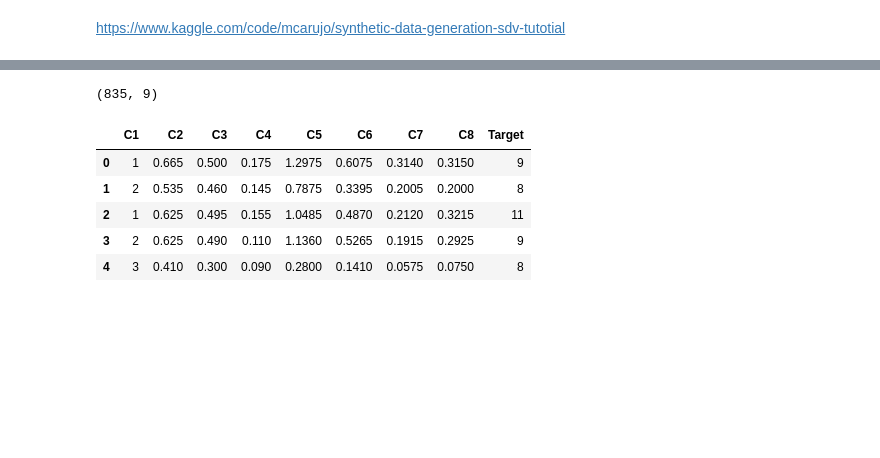
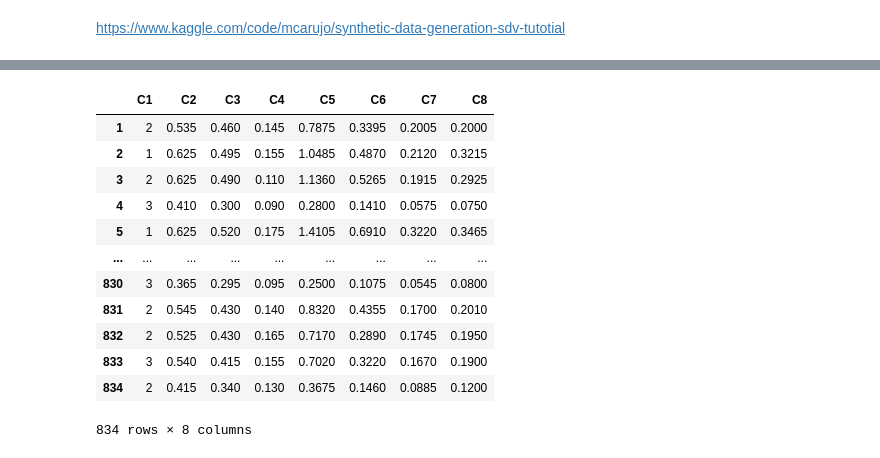
Before and after one commit to KD008/TechSoc_Hackathon_2023, a Jupyter notebook: SDG_1D.ipynb, the cells around one changed output, grey strips where cells are left out. Saved outputs shown, nothing was run; the diff lists cells and outputs as text; code cells hidden in the pictures; blank space fills up the shorter version.

```diff
--- a/SDG_1D.ipynb
+++ b/SDG_1D.ipynb
@@ -63,33 +66,42 @@ Required-by:
-# %%
-import numpy as np
-real_data = pd.read_csv("/content/PS1D_train.csv")
-real_data.drop(['Index'], axis=1, inplace=True)
-print(real_data.shape)
-real_data.head()
-# %% [output]
-(835, 9)
-|  | C1 | C2 | C3 | C4 | C5 | C6 | C7 | C8 | Target |
-| 0 | 1 | 0.665 | 0.500 | 0.175 | 1.2975 | 0.6075 | 0.3140 | 0.3150 | 9 |
-| 1 | 2 | 0.535 | 0.460 | 0.145 | 0.7875 | 0.3395 | 0.2005 | 0.2000 | 8 |
-| 2 | 1 | 0.625 | 0.495 | 0.155 | 1.0485 | 0.4870 | 0.2120 | 0.3215 | 11 |
-| 3 | 2 | 0.625 | 0.490 | 0.110 | 1.1360 | 0.5265 | 0.1915 | 0.2925 | 9 |
-| 4 | 3 | 0.410 | 0.300 | 0.090 | 0.2800 | 0.1410 | 0.0575 | 0.0750 | 8 |
 # %%
+# Importing standardscalar module
+from sklearn.preprocessing import StandardScaler
+from sklearn.preprocessing import OneHotEncoder
 
+scalar = StandardScaler()
+enc=OneHotEncoder()
 
+# fitting
+cat=real_data['C1']
+num = real_data.iloc[1:,:-1 ]
+num
 # y=data.iloc[:, -1]
 # # X
 # scalar.fit(num)
 # scaled_data = scalar.transform(num)
 
 # # Importing PCA
 # from sklearn.decomposition import PCA
 
 # pca = PCA(n_components = 0.95)
 # pca.fit(scaled_data)
 # x_pca = pca.transform(scaled_data)
 
 # x_pca.shape
+# %% [output]
+|  | C1 | C2 | C3 | C4 | C5 | C6 | C7 | C8 |
+| 1 | 2 | 0.535 | 0.460 | 0.145 | 0.7875 | 0.3395 | 0.2005 | 0.2000 |
+| 2 | 1 | 0.625 | 0.495 | 0.155 | 1.0485 | 0.4870 | 0.2120 | 0.3215 |
+| 3 | 2 | 0.625 | 0.490 | 0.110 | 1.1360 | 0.5265 | 0.1915 | 0.2925 |
+| 4 | 3 | 0.410 | 0.300 | 0.090 | 0.2800 | 0.1410 | 0.0575 | 0.0750 |
+| 5 | 1 | 0.625 | 0.520 | 0.175 | 1.4105 | 0.6910 | 0.3220 | 0.3465 |
+| ... | ... | ... | ... | ... | ... | ... | ... | ... |
+| 830 | 3 | 0.365 | 0.295 | 0.095 | 0.2500 | 0.1075 | 0.0545 | 0.0800 |
+| 831 | 2 | 0.545 | 0.430 | 0.140 | 0.8320 | 0.4355 | 0.1700 | 0.2010 |
+| 832 | 2 | 0.525 | 0.430 | 0.165 | 0.7170 | 0.2890 | 0.1745 | 0.1950 |
+| 833 | 3 | 0.540 | 0.415 | 0.155 | 0.7020 | 0.3220 | 0.1670 | 0.1900 |
+| 834 | 2 | 0.415 | 0.340 | 0.130 | 0.3675 | 0.1460 | 0.0885 | 0.1200 |
+834 rows × 8 columns
 # %%
 model_tvae=TVAE()
 # %%
```
Also changed, not shown: parts of 23 cells of this notebook.
